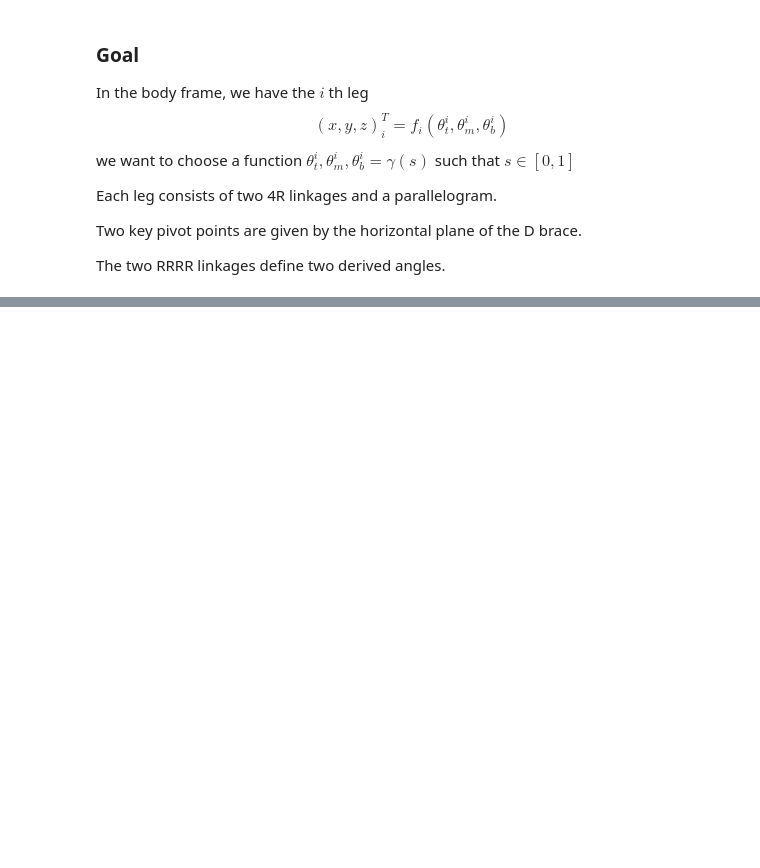
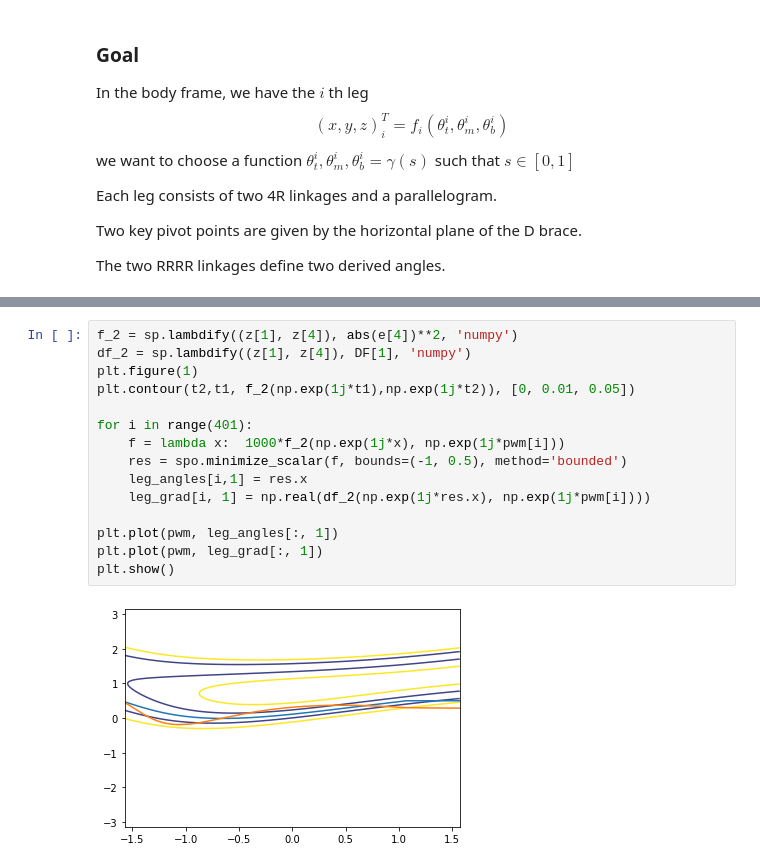
Before and after one commit to peter-cudmore/Darkpaw, a Jupyter notebook: scripts/Darkpaw Model.ipynb, the cells around one changed output, grey strips where cells are left out. Saved outputs shown, nothing was run; the diff lists cells and outputs as text; blank space fills up the shorter version.

```diff
--- a/scripts/Darkpaw Model.ipynb
+++ b/scripts/Darkpaw Model.ipynb
@@ -54,0 +197,17 @@ x, p, c = mdl.get_leg_position()
+# %%
+f_2 = sp.lambdify((z[1], z[4]), abs(e[4])**2, 'numpy')
+df_2 = sp.lambdify((z[1], z[4]), DF[1], 'numpy')
+plt.figure(1)
+plt.contour(t2,t1, f_2(np.exp(1j*t1),np.exp(1j*t2)), [0, 0.01, 0.05])
+
+for i in range(401):
+    f = lambda x:  1000*f_2(np.exp(1j*x), np.exp(1j*pwm[i]))
+    res = spo.minimize_scalar(f, bounds=(-1, 0.5), method='bounded')
+    leg_angles[i,1] = res.x
+    leg_grad[i, 1] = np.real(df_2(np.exp(1j*res.x), np.exp(1j*pwm[i])))
+
+plt.plot(pwm, leg_angles[:, 1])
+plt.plot(pwm, leg_grad[:, 1])
+plt.show()
+# %% [output]
+[figure, added]
```
Also changed, not shown: parts of 37 cells of this notebook, 11 other files.
